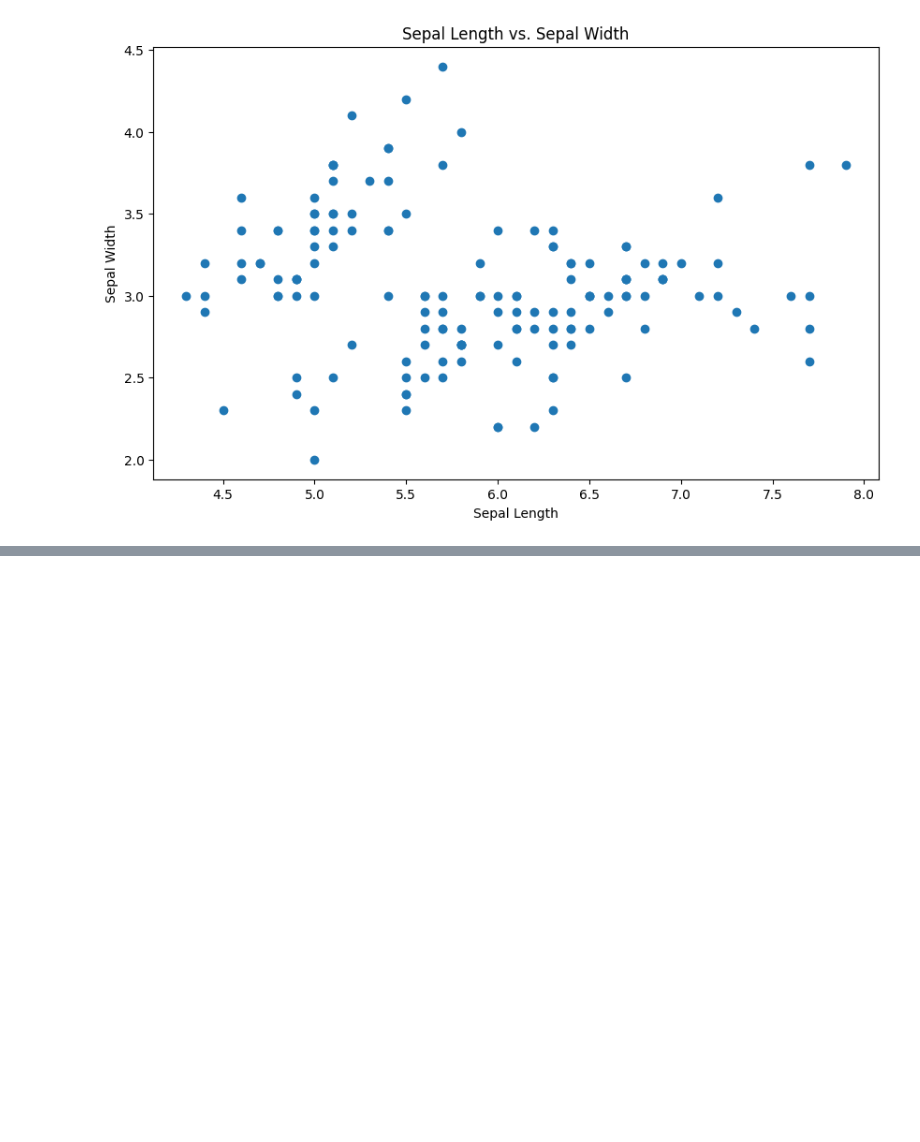
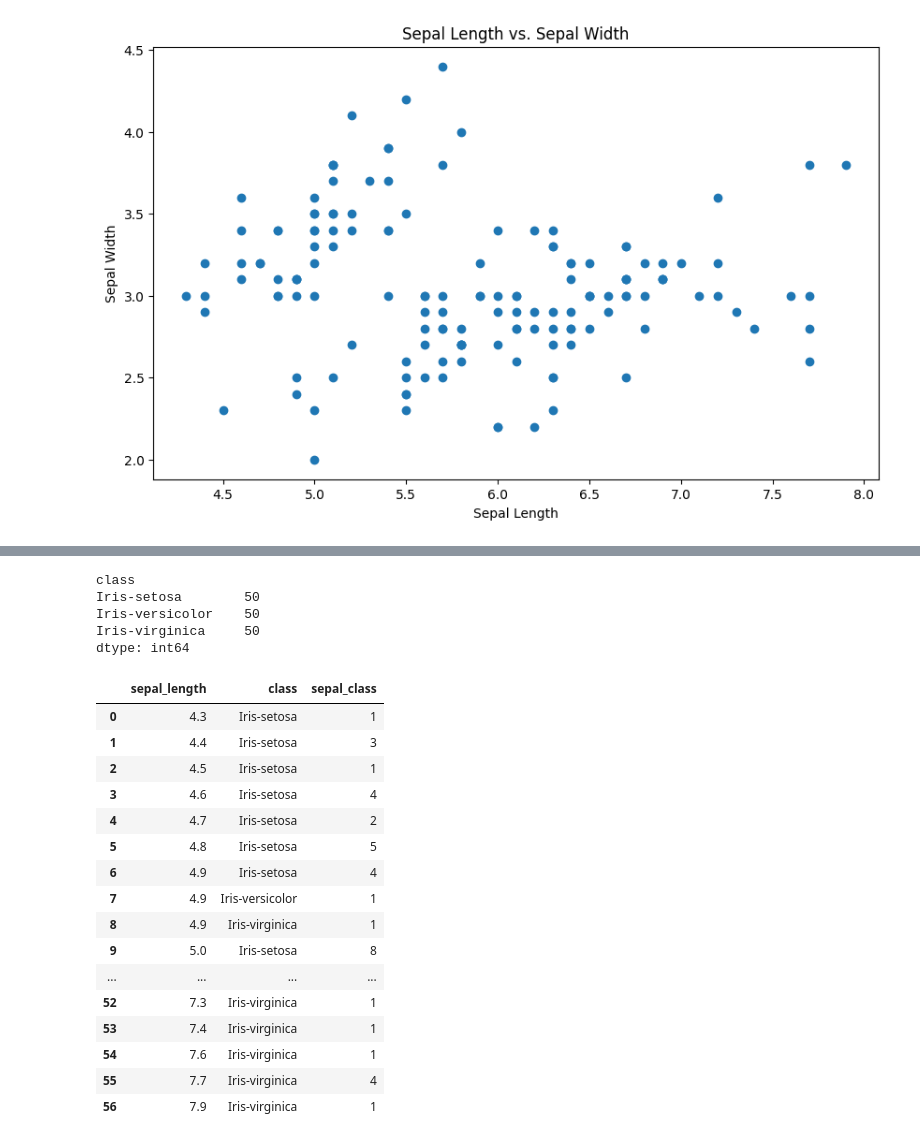
Before and after one commit to EngineeringSebastian-s/EvolutionaryComputation, a Jupyter notebook: Iris/AnalyticsIris.ipynb, the cells around one changed output, grey strips where cells are left out. Saved outputs shown, nothing was run; the diff lists cells and outputs as text; code cells hidden in the pictures; blank space fills up the shorter version.

```diff
--- a/Iris/AnalyticsIris.ipynb
+++ b/Iris/AnalyticsIris.ipynb
@@ -96,0 +106,8 @@ plt.show()
+# %%
+dfg.size()
+# %% [output]
+class
+Iris-setosa        50
+Iris-versicolor    50
+Iris-virginica     50
+dtype: int64
@@ -96,0 +116,20 @@ plt.show()
+# %%
+dfg
+# %% [output]
+|  | sepal_length | class | sepal_class |
+| 0 | 4.3 | Iris-setosa | 1 |
+| 1 | 4.4 | Iris-setosa | 3 |
+| 2 | 4.5 | Iris-setosa | 1 |
+| 3 | 4.6 | Iris-setosa | 4 |
+| 4 | 4.7 | Iris-setosa | 2 |
+| 5 | 4.8 | Iris-setosa | 5 |
+| 6 | 4.9 | Iris-setosa | 4 |
+| 7 | 4.9 | Iris-versicolor | 1 |
+| 8 | 4.9 | Iris-virginica | 1 |
+| 9 | 5.0 | Iris-setosa | 8 |
+| ... | ... | ... | ... |
+| 52 | 7.3 | Iris-virginica | 1 |
+| 53 | 7.4 | Iris-virginica | 1 |
+| 54 | 7.6 | Iris-virginica | 1 |
+| 55 | 7.7 | Iris-virginica | 4 |
+| 56 | 7.9 | Iris-virginica | 1 |
```
Also changed, not shown: parts of 3 cells of this notebook.
